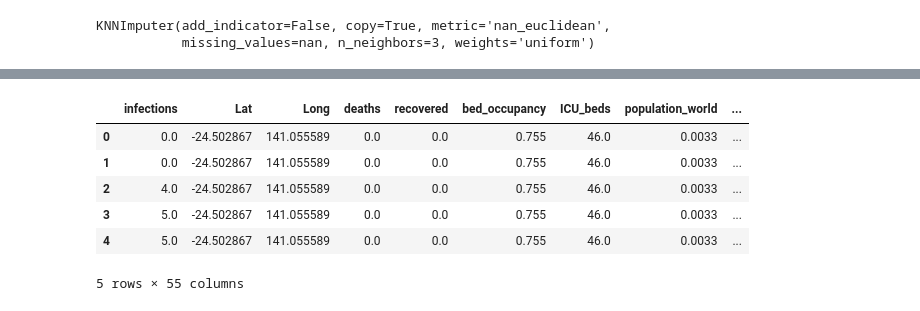
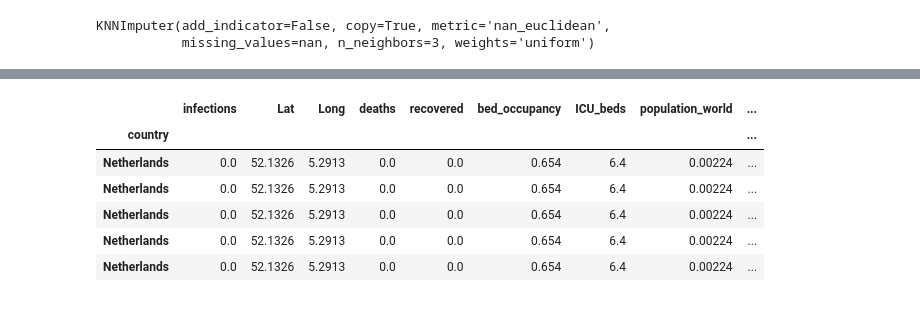
Before and after one commit to paulozk/corona, a Jupyter notebook: notebooks/data_preprocessing.ipynb, the cells around one changed output, grey strips where cells are left out. Saved outputs shown, nothing was run; the diff lists cells and outputs as text; code cells hidden in the pictures.

```diff
--- a/notebooks/data_preprocessing.ipynb
+++ b/notebooks/data_preprocessing.ipynb
@@ -20,6 +20,9 @@ data.head()
 data.shape
 # %% [output]
 (1887, 17)
+# %%
+# add country as index
+data = data.set_index('country')
 # %%
-# dummy encode the 'Country' and 'Continent' columns
-data = pd.concat([data, pd.get_dummies(data['country'])], axis=1).drop('country', axis=1)
+# dummy encode the 'Continent' column
+data = pd.concat([data, pd.get_dummies(data['Continent'])], axis=1).drop('Continent', axis=1)
@@ -52,2 +51,2 @@ column_names = data.columns
 # %%
-data = pd.DataFrame(imputer.transform(data), columns=column_names)
+data = pd.DataFrame(imputer.transform(data), columns=data.columns, index=data.index)
@@ -53,0 +64,4 @@ data = pd.DataFrame(imputer.transform(data), columns=column_names)
+# %%
+# use Netherlands as test data series and Belgium as validation series
+data_nl = data[data.index == "Netherlands"]
+data_bel = data[data.index == "Belgium"]
@@ -54,10 +71,10 @@ data = pd.DataFrame(imputer.transform(data), columns=column_names)
 # %%
-data.head()
+data_nl.head()
 # %% [output]
 |  | infections | Lat | Long | deaths | recovered | bed_occupancy | ICU_beds | population_world | ... |
-| 0 | 0.0 | -24.502867 | 141.055589 | 0.0 | 0.0 | 0.755 | 46.0 | 0.0033 | ... |
-| 1 | 0.0 | -24.502867 | 141.055589 | 0.0 | 0.0 | 0.755 | 46.0 | 0.0033 | ... |
-| 2 | 4.0 | -24.502867 | 141.055589 | 0.0 | 0.0 | 0.755 | 46.0 | 0.0033 | ... |
-| 3 | 5.0 | -24.502867 | 141.055589 | 0.0 | 0.0 | 0.755 | 46.0 | 0.0033 | ... |
-| 4 | 5.0 | -24.502867 | 141.055589 | 0.0 | 0.0 | 0.755 | 46.0 | 0.0033 | ... |
+| country |  |  |  |  |  |  |  |  | ... |
+| Netherlands | 0.0 | 52.1326 | 5.2913 | 0.0 | 0.0 | 0.654 | 6.4 | 0.00224 | ... |
+| Netherlands | 0.0 | 52.1326 | 5.2913 | 0.0 | 0.0 | 0.654 | 6.4 | 0.00224 | ... |
+| Netherlands | 0.0 | 52.1326 | 5.2913 | 0.0 | 0.0 | 0.654 | 6.4 | 0.00224 | ... |
+| Netherlands | 0.0 | 52.1326 | 5.2913 | 0.0 | 0.0 | 0.654 | 6.4 | 0.00224 | ... |
+| Netherlands | 0.0 | 52.1326 | 5.2913 | 0.0 | 0.0 | 0.654 | 6.4 | 0.00224 | ... |
-5 rows × 55 columns
```
Also changed, not shown: parts of 13 cells of this notebook.
